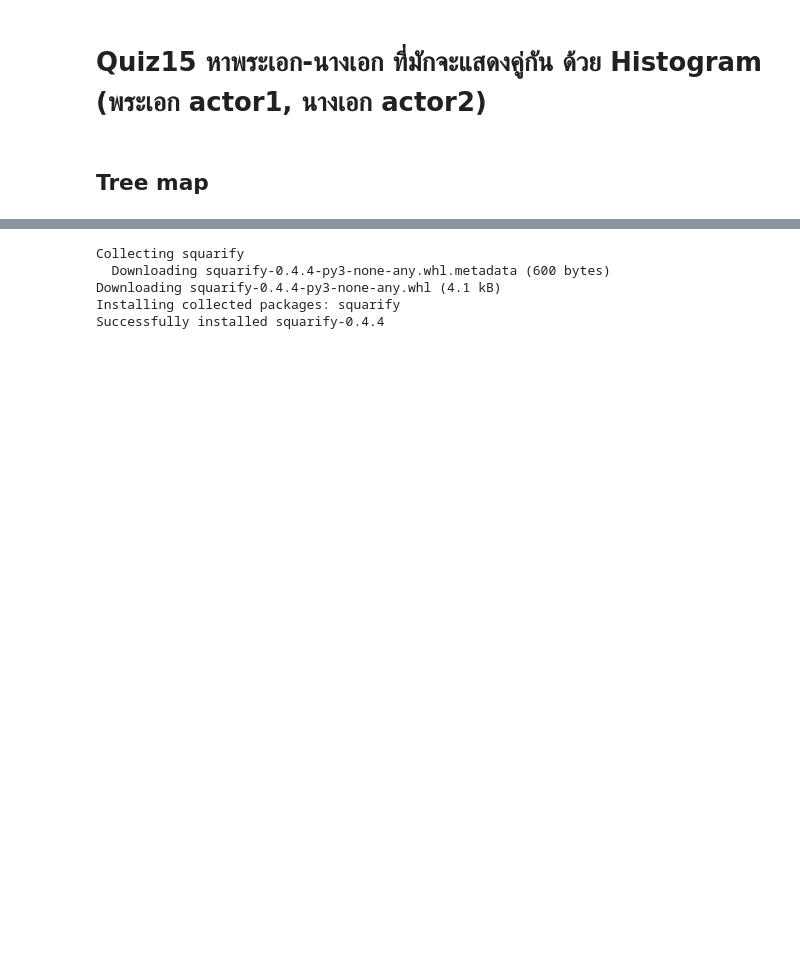
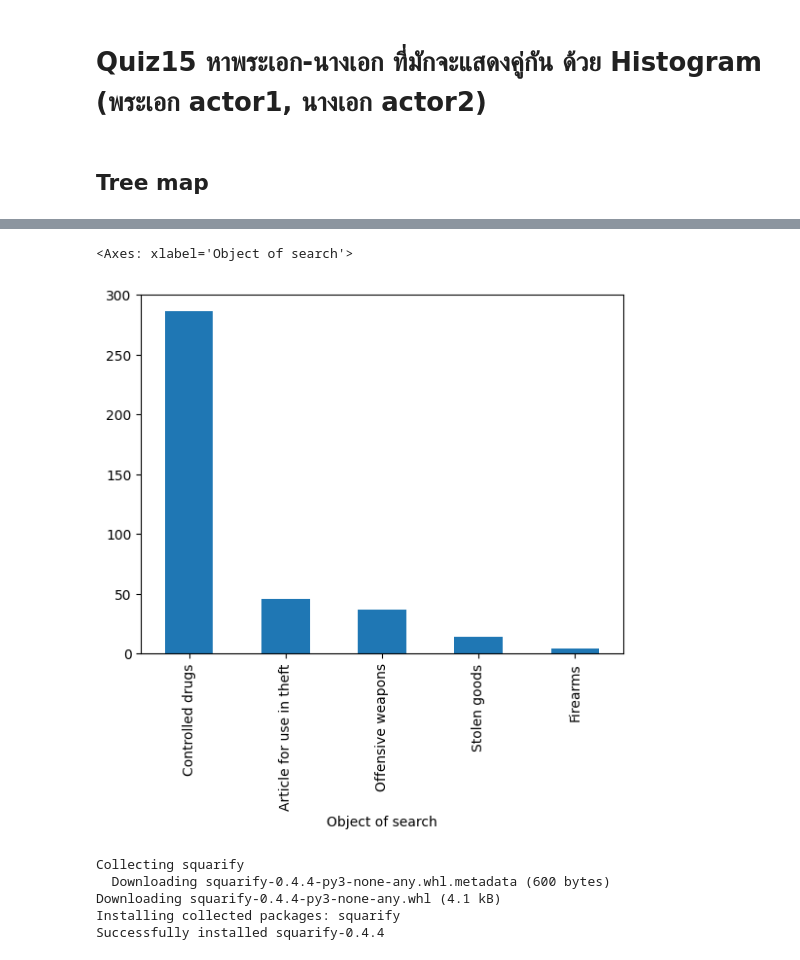
Before and after one commit to znumunz/dataviz2025, a Jupyter notebook: Copy_of_Visualize_Data_Comparison_2025.ipynb, the cells around one changed output, grey strips where cells are left out. Cells and saved outputs as stored; diff of their text form; code cells hidden in the pictures; blank space fills up the shorter version.

```diff
--- a/Copy_of_Visualize_Data_Comparison_2025.ipynb
+++ b/Copy_of_Visualize_Data_Comparison_2025.ipynb
@@ -941,3 +965,8 @@ plt.xticks(rotation='vertical');
+# %%
+object_counts.plot(kind = 'bar')
+# %% [output]
+<Axes: xlabel='Object of search'>
+[figure, added]
 # %%
 # prompt: plot treemap of the genre
 
```
Also changed, not shown: parts of 3 cells of this notebook.
